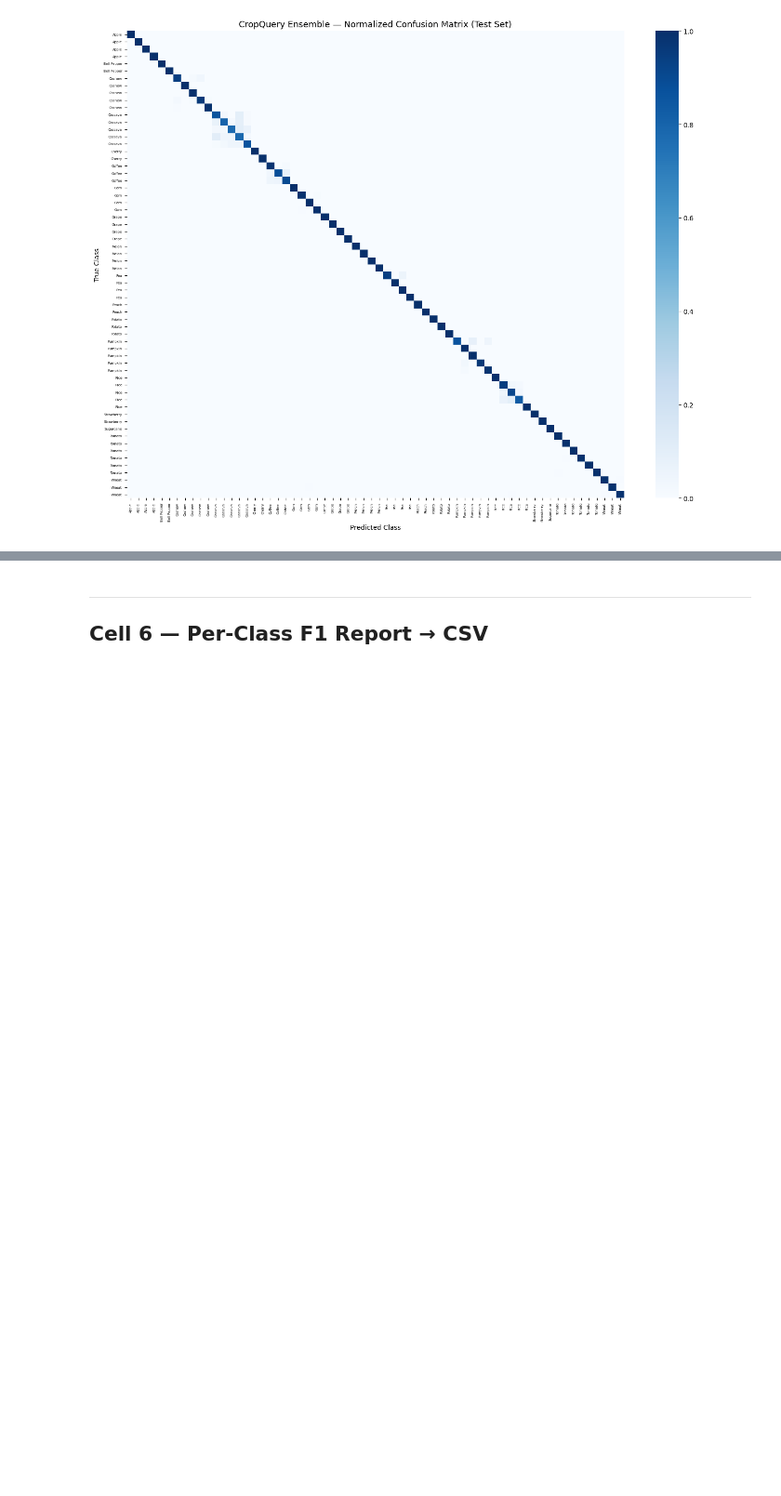
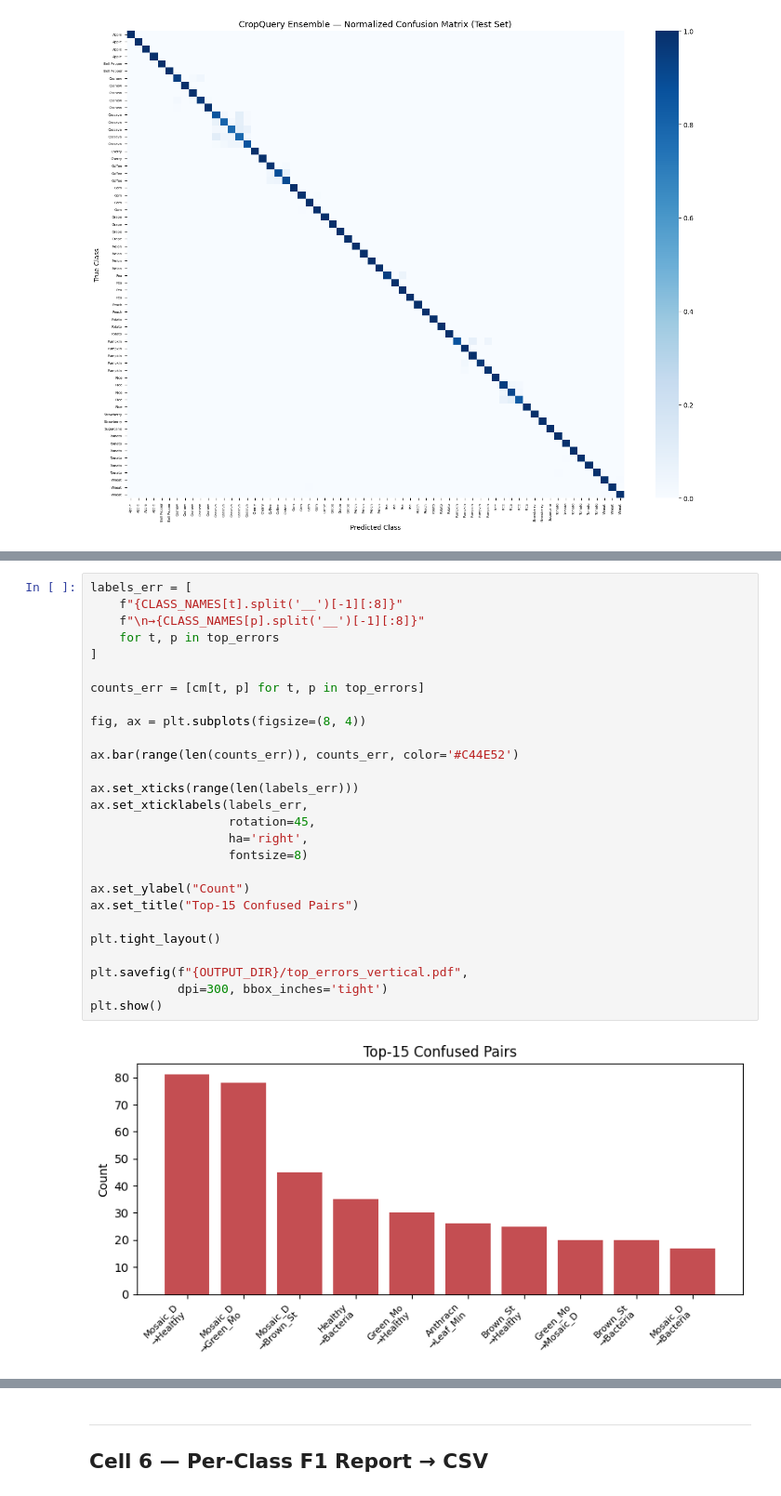
Before and after one commit to Vitthal-Jauhari/Crop-Query, a Jupyter notebook: notebooks/cropquery-eval.ipynb, the cells around one changed output, grey strips where cells are left out. Shown at 93% size. Drawn from its saved outputs; the diff is of its cells as text; blank space fills up the shorter version.

```diff
--- a/notebooks/cropquery-eval.ipynb
+++ b/notebooks/cropquery-eval.ipynb
@@ -913,0 +1009,29 @@ plt.show()
+# %%
+labels_err = [
+    f"{CLASS_NAMES[t].split('__')[-1][:8]}"
+    f"\n→{CLASS_NAMES[p].split('__')[-1][:8]}"
+    for t, p in top_errors
+]
+
+counts_err = [cm[t, p] for t, p in top_errors]
+
+fig, ax = plt.subplots(figsize=(8, 4))
+
+ax.bar(range(len(counts_err)), counts_err, color='#C44E52')
+
+ax.set_xticks(range(len(labels_err)))
+ax.set_xticklabels(labels_err,
+                   rotation=45,
+                   ha='right',
+                   fontsize=8)
+
+ax.set_ylabel("Count")
+ax.set_title("Top-15 Confused Pairs")
+
+plt.tight_layout()
+
+plt.savefig(f"{OUTPUT_DIR}/top_errors_vertical.pdf",
+            dpi=300, bbox_inches='tight')
+plt.show()
+# %% [output]
+[figure, added]
```
Also changed, not shown: parts of 9 cells of this notebook, 2 other files.
